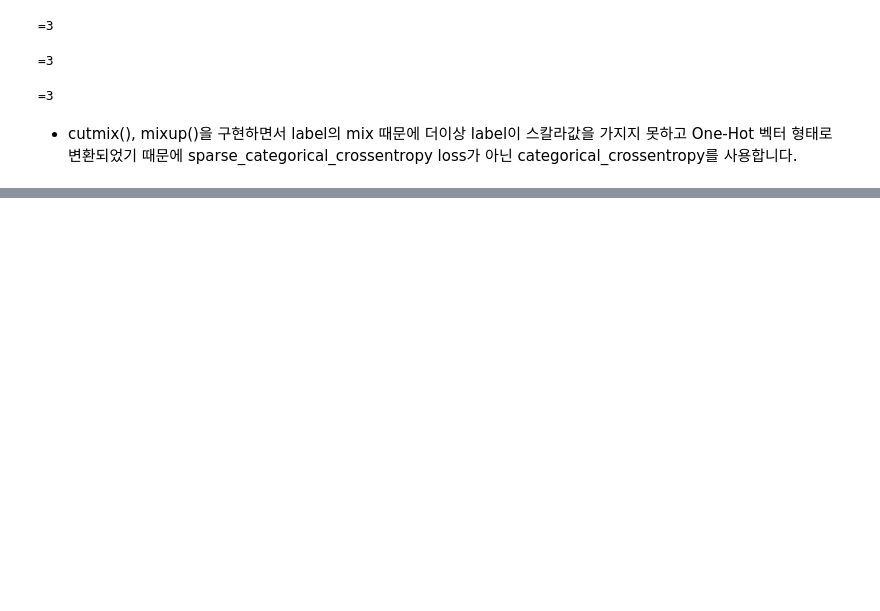
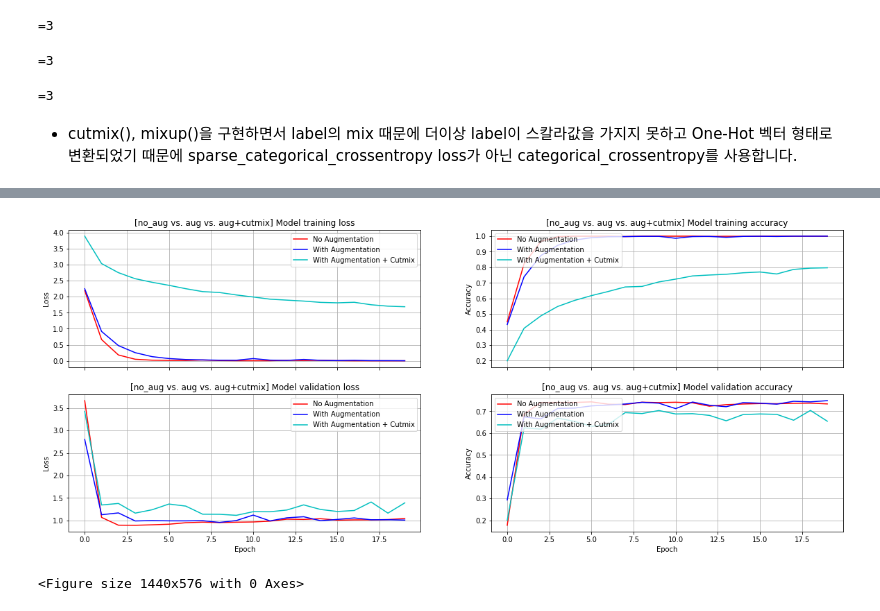
Before and after one commit to dhmoh/AIFFEL_GoingDeeper, a Jupyter notebook: [GD_4]_Augmentation_cutmix_mixup.ipynb, the cells around one changed output, grey strips where cells are left out. Drawn from its saved outputs; the diff is of its cells as text; code cells hidden in the pictures; blank space fills up the shorter version.

```diff
--- a/[GD_4]_Augmentation_cutmix_mixup.ipynb
+++ b/[GD_4]_Augmentation_cutmix_mixup.ipynb
@@ -579,3 +599,21 @@ print('=3')
 =3
 # %% [markdown]
 - cutmix(), mixup()을 구현하면서 label의 mix 때문에 더이상 label이 스칼라값을 가지지 못하고 One-Hot 벡터 형태로 변환되었기 때문에 sparse_categorical_crossentropy loss가 아닌 categorical_crossentropy를 사용합니다.
+# %%
+EPOCH = 20  # Augentation 적용 효과를 확인하기 위해 필요한 epoch 수
+
+aug_cutmix_resnet50.compile(
+    loss='categorical_crossentropy',
+    optimizer=tf.keras.optimizers.SGD(lr=0.01),
+    metrics=['accuracy'],
+)
+
+history_resnet50_aug_cutmix = aug_cutmix_resnet50.fit(
+    ds_train_aug_cutmix, # cutmix를 적용한 데이터셋 사용
+    steps_per_epoch=int(ds_info.splits['train'].num_examples/16),
+    validation_steps=int(ds_info.splits['test'].num_examples/16),
+    epochs=EPOCH,
+    validation_data=ds_test,
+    verbose=1,
+    use_multiprocessing=True,
+)
@@ -653,0 +745,48 @@ Epoch 20/20
+# %%
+plt.figure(figsize=(20,8))
+
+ax1 = plt.subplot(2,2,1)
+plt.plot(history_resnet50_no_aug.history['loss'], 'r')
+plt.plot(history_resnet50_aug.history['loss'], 'b')
+plt.plot(history_resnet50_aug_cutmix.history['loss'], 'c')
+plt.title('[no_aug vs. aug vs. aug+cutmix] Model training loss')
+plt.ylabel('Loss')
+plt.xticks(visible=False)
+plt.legend(['No Augmentation', 'With Augmentation', 'With Augmentation + Cutmix'], loc='upper right')
+plt.grid(True)
+
+ax2 = plt.subplot(2,2,2)
+plt.plot(history_resnet50_no_aug.history['accuracy'], 'r')
+plt.plot(history_resnet50_aug.history['accuracy'], 'b')
+plt.plot(history_resnet50_aug_cutmix.history['accuracy'], 'c')
+plt.title('[no_aug vs. aug vs. aug+cutmix] Model training accuracy')
+plt.ylabel('Accuracy')
+plt.xticks(visible=False)
+plt.legend(['No Augmentation', 'With Augmentation', 'With Augmentation + Cutmix'], loc='upper left')
+plt.grid(True)
+
+ax3 = plt.subplot(2,2,3, sharex = ax1)
+plt.plot(history_resnet50_no_aug.history['val_loss'], 'r')
+plt.plot(history_resnet50_aug.history['val_loss'], 'b')
+plt.plot(history_resnet50_aug_cutmix.history['val_loss'], 'c')
+plt.title('[no_aug vs. aug vs. aug+cutmix] Model validation loss')
+plt.ylabel('Loss')
+plt.xlabel('Epoch')
+plt.legend(['No Augmentation', 'With Augmentation', 'With Augmentation + Cutmix'], loc='upper right')
+plt.grid(True)
+
+ax4 = plt.subplot(2,2,4, sharex = ax2)
+plt.plot(history_resnet50_no_aug.history['val_accuracy'], 'r')
+plt.plot(history_resnet50_aug.history['val_accuracy'], 'b')
+plt.plot(history_resnet50_aug_cutmix.history['val_accuracy'], 'c')
+plt.title('[no_aug vs. aug vs. aug+cutmix] Model validation accuracy')
+plt.ylabel('Accuracy')
+plt.xlabel('Epoch')
+plt.legend(['No Augmentation', 'With Augmentation', 'With Augmentation + Cutmix'], loc='upper left')
+plt.grid(True)
+
+plt.figure(figsize=(20,8))
+plt.show()
+# %% [output]
+[figure, added]
+<Figure size 1440x576 with 0 Axes>
```
Also changed, not shown: parts of 32 cells of this notebook.
